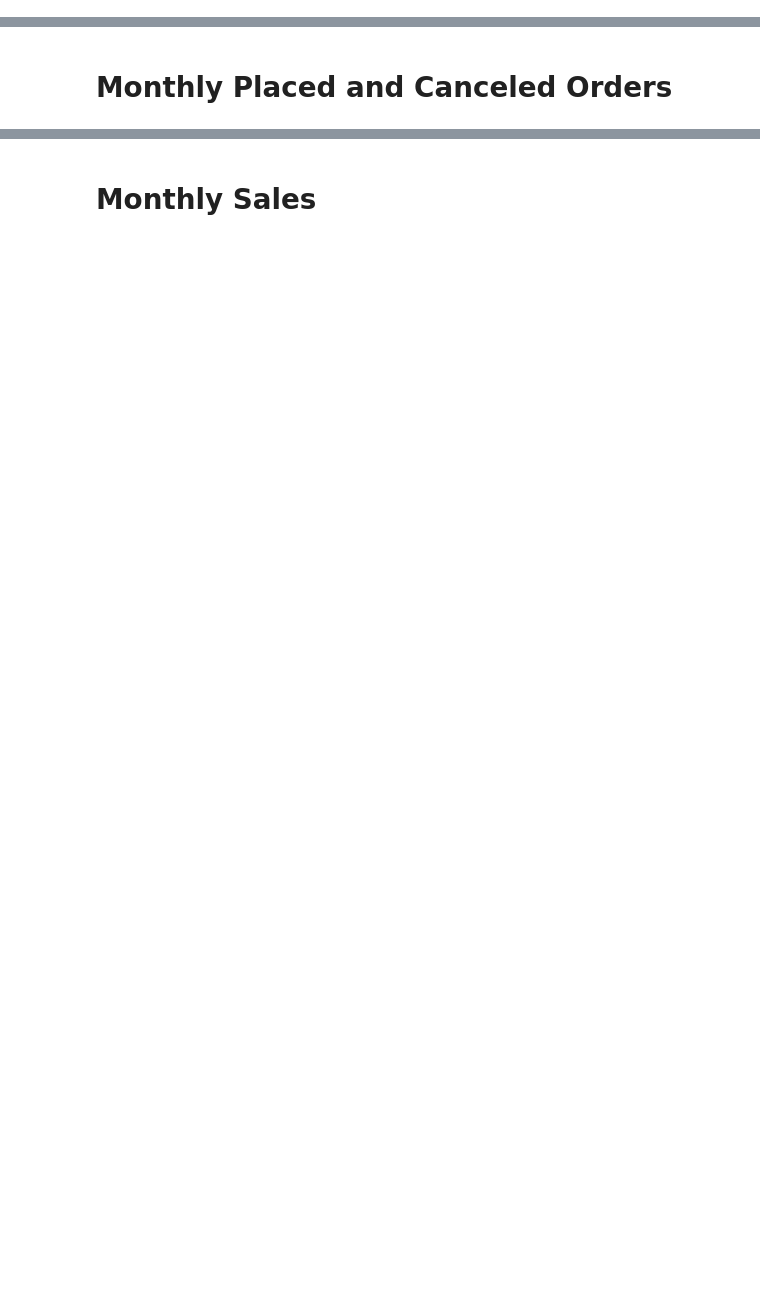
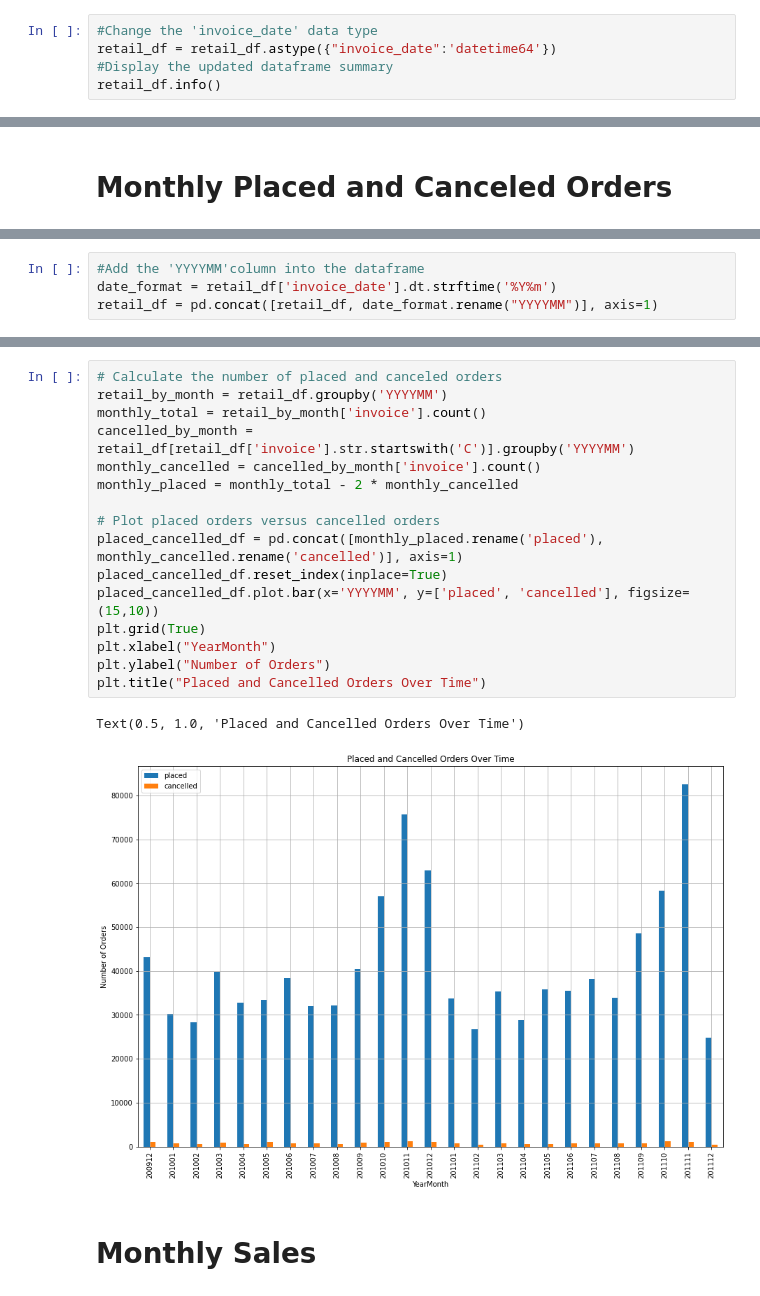
Before and after one commit to jarviscanada/jarvis_data_eng_NazaninAkbari, a Jupyter notebook: python_data_analytics/retail_data_analytics_wrangling.ipynb, the cells around one changed output, grey strips where cells are left out. Saved outputs shown, nothing was run; the diff lists cells and outputs as text; blank space fills up the shorter version.

```diff
--- a/python_data_analytics/retail_data_analytics_wrangling.ipynb
+++ b/python_data_analytics/retail_data_analytics_wrangling.ipynb
@@ -99,0 +115,5 @@ ParserError: Error tokenizing data. C error: Expected 1 fields in line 137, saw
+# %%
+#Change the 'invoice_date' data type
+retail_df = retail_df.astype({"invoice_date":'datetime64'})
+#Display the updated dataframe summary
+retail_df.info()
@@ -134,0 +229,4 @@ ParserError: Error tokenizing data. C error: Expected 1 fields in line 137, saw
+# %%
+#Add the 'YYYYMM'column into the dataframe
+date_format = retail_df['invoice_date'].dt.strftime('%Y%m')
+retail_df = pd.concat([retail_df, date_format.rename("YYYYMM")], axis=1)
@@ -135,2 +249,21 @@ ParserError: Error tokenizing data. C error: Expected 1 fields in line 137, saw
+# %%
+# Calculate the number of placed and canceled orders
+retail_by_month = retail_df.groupby('YYYYMM')
+monthly_total = retail_by_month['invoice'].count()
+cancelled_by_month = retail_df[retail_df['invoice'].str.startswith('C')].groupby('YYYYMM')
+monthly_cancelled = cancelled_by_month['invoice'].count()
+monthly_placed = monthly_total - 2 * monthly_cancelled
+
+# Plot placed orders versus cancelled orders
+placed_cancelled_df = pd.concat([monthly_placed.rename('placed'), monthly_cancelled.rename('cancelled')], axis=1)
+placed_cancelled_df.reset_index(inplace=True)
+placed_cancelled_df.plot.bar(x='YYYYMM', y=['placed', 'cancelled'], figsize=(15,10))
+plt.grid(True)
+plt.xlabel("YearMonth")
+plt.ylabel("Number of Orders")
+plt.title("Placed and Cancelled Orders Over Time")
+# %% [output]
+Text(0.5, 1.0, 'Placed and Cancelled Orders Over Time')
+[figure, added]
 # %% [markdown]
 # Monthly Sales
```
Also changed, not shown: parts of 53 cells of this notebook, 10 other files.
